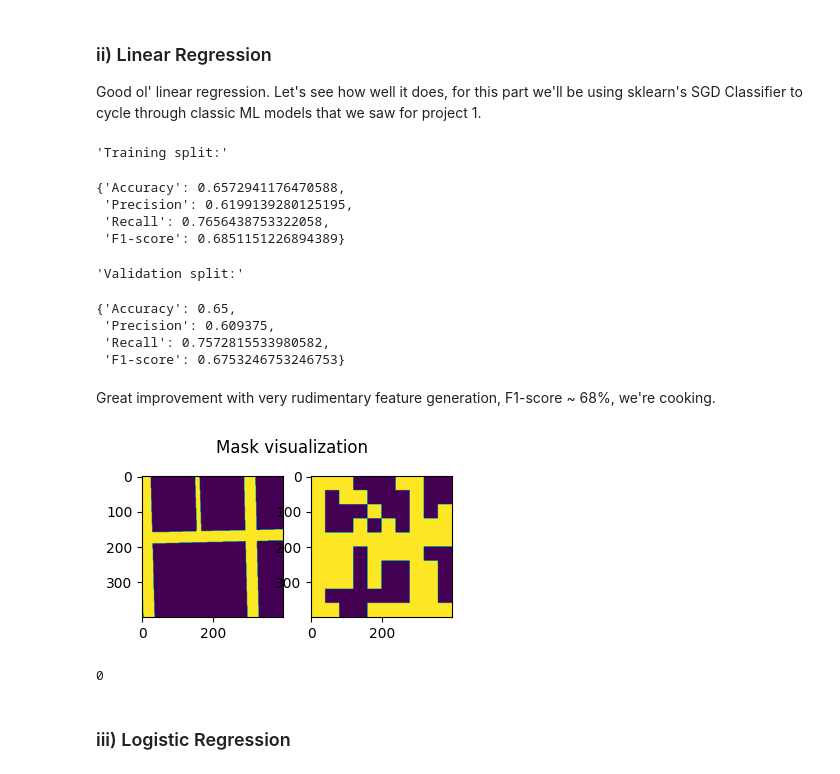
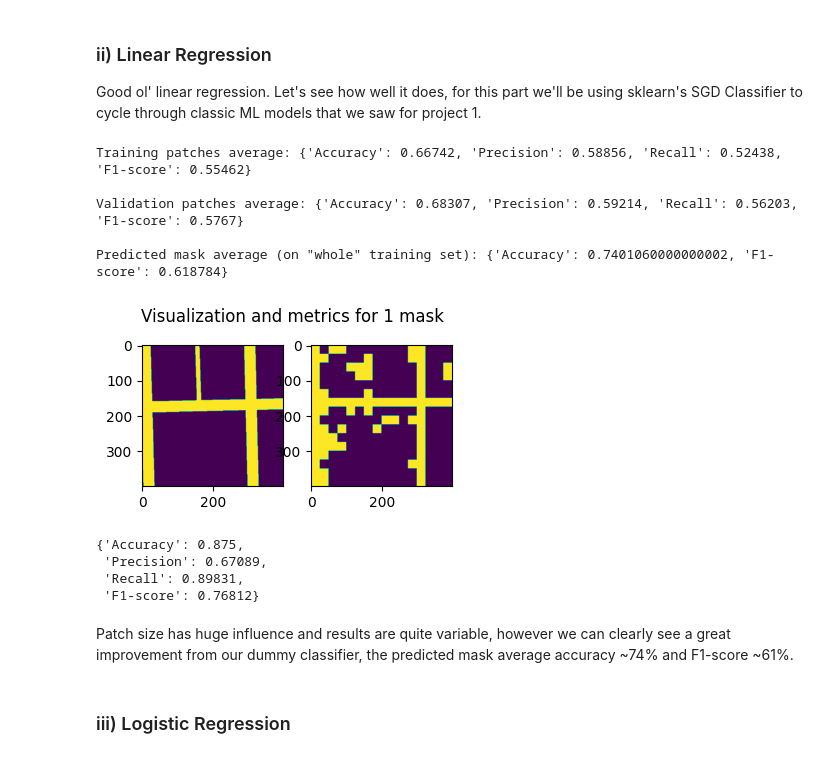
Before and after one commit to CS-433/ml-project-2-sigmoid-fraud, a Jupyter notebook: main.ipynb, the cells around one changed output. Saved outputs shown, nothing was run; the diff lists cells and outputs as text; code cells hidden in the pictures.

```diff
--- a/main.ipynb
+++ b/main.ipynb
@@ -83,7 +84,7 @@ plt.show()
 # %% [markdown]
 ## 0) Helper functions
 # %%
-def metrics(y_pred, y):
+def metrics(y_pred, y, significant_digits = 5):
     """"
     Function evaluates models for binary classification tasks
     Inputs are 2 1D numpy arrays
@@ -98,8 +99,8 @@ def metrics(y_pred, y):
 
     P = TP/(TP+FP)
     R = TP/(TP+FN)
-    metric_formulas = {"Accuracy": (TP + TN)/(TP + TN + FP + FN), "Precision": P, "Recall": R,
-                        "F1-score": 2*(P*R)/(P+R)}
+    metric_formulas = {"Accuracy": round((TP + TN)/(TP + TN + FP + FN), significant_digits), "Precision": round(P, significant_digits),
+                        "Recall": round(R, significant_digits), "F1-score":round(2*(P*R)/(P+R), significant_digits)}
     return metric_formulas
 
 def parse_mask_to_binary(input_mask, grayscale_threshold = 0.5):
@@ -354,7 +393,7 @@ TRAINING_DIR = "data/training/"
 for root, dirs, files in sorted(os.walk(TRAINING_DIR + 'images')): training_filenames = sorted(files)
 
 training_data = []
-n_patches = 100
+n_patches = 16*16
 n_images = 10
 for fdx, file in enumerate(training_filenames):
 
@@ -366,7 +405,7 @@ for fdx, file in enumerate(training_filenames):
     #patch labels
     groundtruth_mask = cv.imread(TRAINING_DIR+'groundtruth/'+file)
     mask_patches = img_to_patches(groundtruth_mask, number_of_patches=n_patches)
-    mask_labels = np.array([groundtruth_patch_to_label(patch) for patch in mask_patches])
+    mask_labels = np.array([groundtruth_patch_to_label(patch, foreground_threshold=.25) for patch in mask_patches])
 
     img_data = np.concatenate([patches_features, mask_labels.reshape(-1, 1)], axis = 1)
     if (fdx%10 == 0): print('img number:', fdx)
@@ -411,32 +450,33 @@ X_train, X_validation, y_train, y_validation = train_test_split(X, y, test_size=
 Good ol' linear regression. Let's see how well it does, for this part we'll be using sklearn's SGD Classifier to cycle through classic ML models that we saw for project 1.
 # %%
 n_epochs = 1000
-linear_classifier = SGDClassifier(loss='squared_error', max_iter=n_epochs, tol=1e-8)
+linear_classifier = SGDClassifier(loss='squared_error', max_iter=n_epochs, tol=1e-12)
 linear_classifier.fit(X_train.values,y_train.values)
 
 training_predictions = linear_classifier.predict(X_train.values)
-validation_predictions = linear_classifier.predict(X_validation.values)
+validation_predictions = linear_classifier.predict(X_validation.values) #difference between patch and mask accuracy
 
-display('Training split:', metrics(training_predictions, y_train), 'Validation split:', metrics(validation_predictions, y_validation))
+print('Training patches average:', metrics(training_predictions, y_train), '\n')
+print('Validation patches average:', metrics(validation_predictions, y_validation), '\n')
+
+print('Predicted mask average:', mask_predictions(scaler=scaler, model=linear_classifier, n_patches=n_patches,
+        img_directory="data/training/images", gt_directory="data/training/groundtruth", dataset_size=10))
+
+#visualization for a sample
+visualize_predicition(im, im_gt_gs, scaler=scaler, model=linear_classifier,n_patches=n_patches)
 # %% [output]
-'Training split:'
+Training patches average: {'Accuracy': 0.66742, 'Precision': 0.58856, 'Recall': 0.52438, 'F1-score': 0.55462}
+
+Validation patches average: {'Accuracy': 0.68307, 'Precision': 0.59214, 'Recall': 0.56203, 'F1-score': 0.5767}
+
+Predicted mask average (on "whole" training set): {'Accuracy': 0.7401060000000002, 'F1-score': 0.618784}
+[figure, added]
-{'Accuracy': 0.6572941176470588,
- 'Precision': 0.6199139280125195,
- 'Recall': 0.7656438753322058,
- 'F1-score': 0.6851151226894389}
+{'Accuracy': 0.875,
+ 'Precision': 0.67089,
+ 'Recall': 0.89831,
+ 'F1-score': 0.76812}
-'Validation split:'
-{'Accuracy': 0.65,
- 'Precision': 0.609375,
- 'Recall': 0.7572815533980582,
- 'F1-score': 0.6753246753246753}
-# %% [markdown]
-Great improvement with very rudimentary feature generation, F1-score ~ 68%, we're cooking.
-# %%
-#visualization for a sample
-visualize_predicition(im, im_gt_gs, scaler=scaler, model=linear_classifier,n_patches=n_patches)
-# %% [output]
-[figure, removed]
-0
+# %% [markdown]
+Patch size has huge influence and results are quite variable, however we can clearly see a great improvement from our dummy classifier, the predicted mask average accuracy ~74% and F1-score ~61%.
 # %% [markdown]
 ### iii) Logistic Regression
 # %%
```
Also changed, not shown: parts of 16 cells of this notebook.
